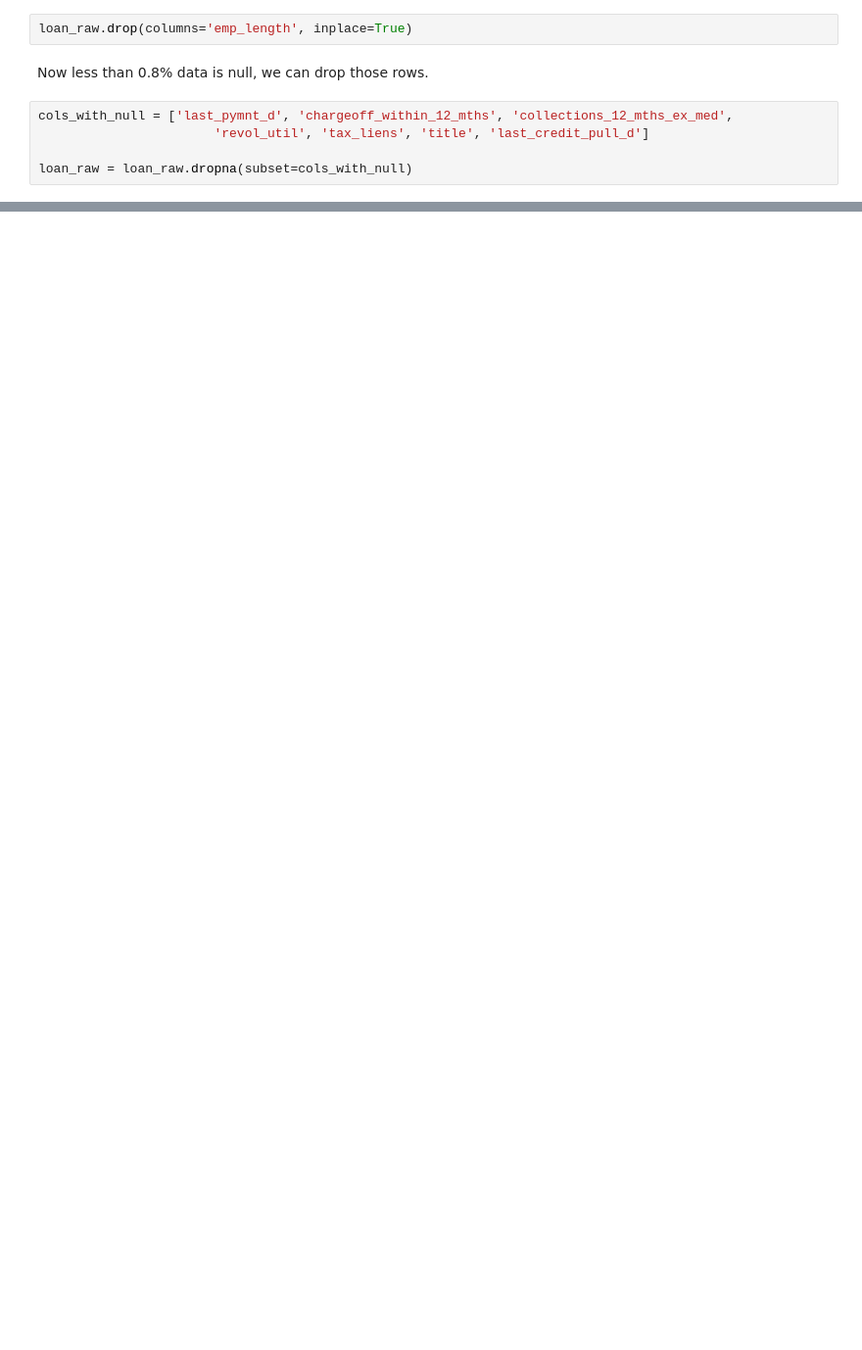
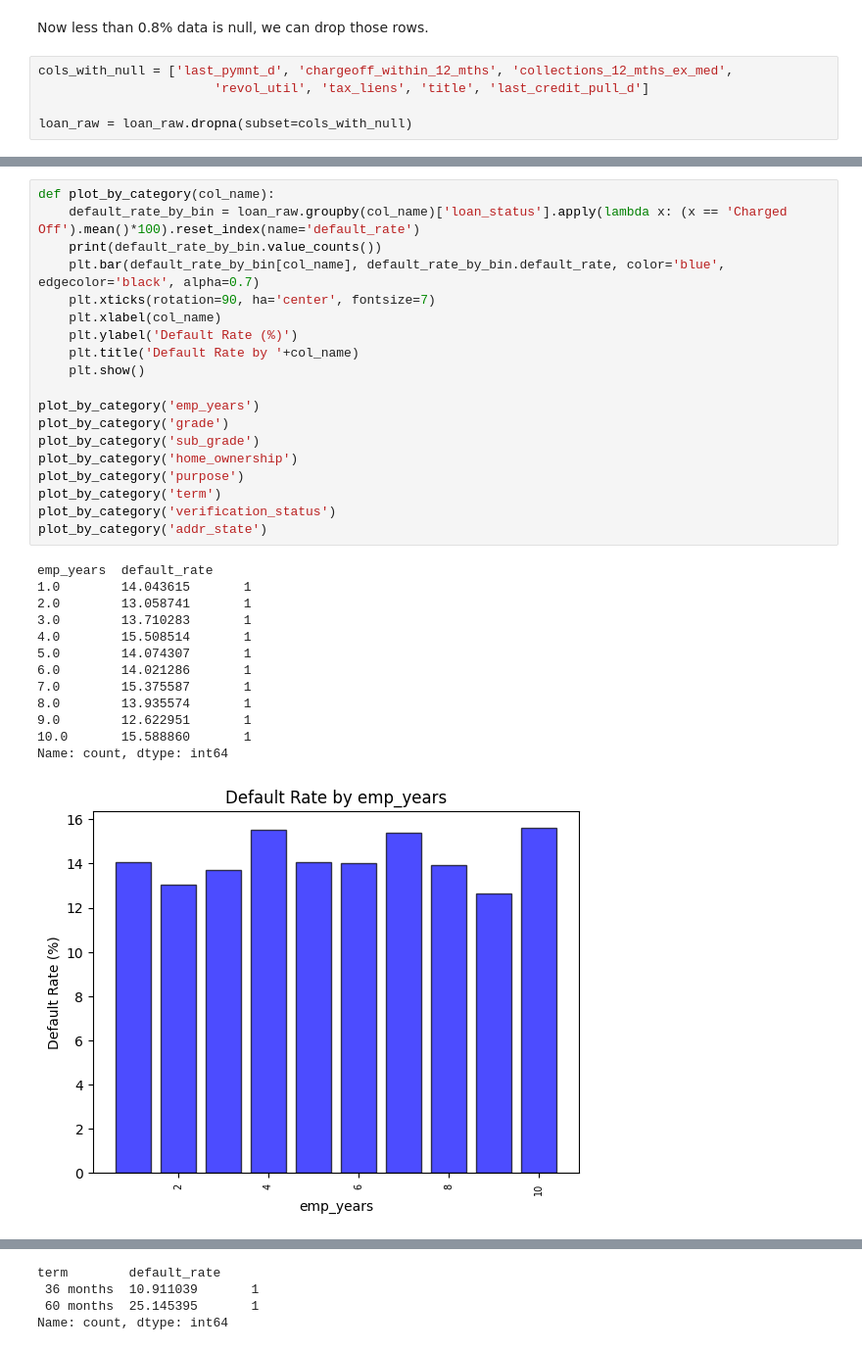
Before and after one commit to anilabh/LoanCaseStudy, a Jupyter notebook: LoanCaseStudy2.ipynb, the cells around one changed output, grey strips where cells are left out. Shown at 98% size. Cells and saved outputs as stored; diff of their text form; blank space fills up the shorter version.

```diff
--- a/LoanCaseStudy2.ipynb
+++ b/LoanCaseStudy2.ipynb
@@ -174,5 +190,3 @@ We can drop the emp_length column as we have the exp data in numeric years
-# %%
-loan_raw.drop(columns='emp_length', inplace=True)
 # %% [markdown]
 Now less than 0.8% data is null, we can drop those rows.
 # %%
@@ -204,0 +243,33 @@ Now we have no null vales!
+# %%
+def plot_by_category(col_name):
+    default_rate_by_bin = loan_raw.groupby(col_name)['loan_status'].apply(lambda x: (x == 'Charged Off').mean()*100).reset_index(name='default_rate')
+    print(default_rate_by_bin.value_counts())
+    plt.bar(default_rate_by_bin[col_name], default_rate_by_bin.default_rate, color='blue', edgecolor='black', alpha=0.7)
+    plt.xticks(rotation=90, ha='center', fontsize=7)
+    plt.xlabel(col_name)
+    plt.ylabel('Default Rate (%)')
+    plt.title('Default Rate by '+col_name)
+    plt.show()
+
+plot_by_category('emp_years')
+plot_by_category('grade')
+plot_by_category('sub_grade')
+plot_by_category('home_ownership')
+plot_by_category('purpose')
+plot_by_category('term')
+plot_by_category('verification_status')
+plot_by_category('addr_state')
+# %% [output]
+emp_years  default_rate
+1.0        14.043615       1
+2.0        13.058741       1
+3.0        13.710283       1
+4.0        15.508514       1
+5.0        14.074307       1
+6.0        14.021286       1
+7.0        15.375587       1
+8.0        13.935574       1
+9.0        12.622951       1
+10.0       15.588860       1
+Name: count, dtype: int64
+[figure, added]
@@ -204,0 +329,4 @@ Now we have no null vales!
+term        default_rate
+ 36 months  10.911039       1
+ 60 months  25.145395       1
+Name: count, dtype: int64
```
Also changed, not shown: parts of 32 cells of this notebook.
